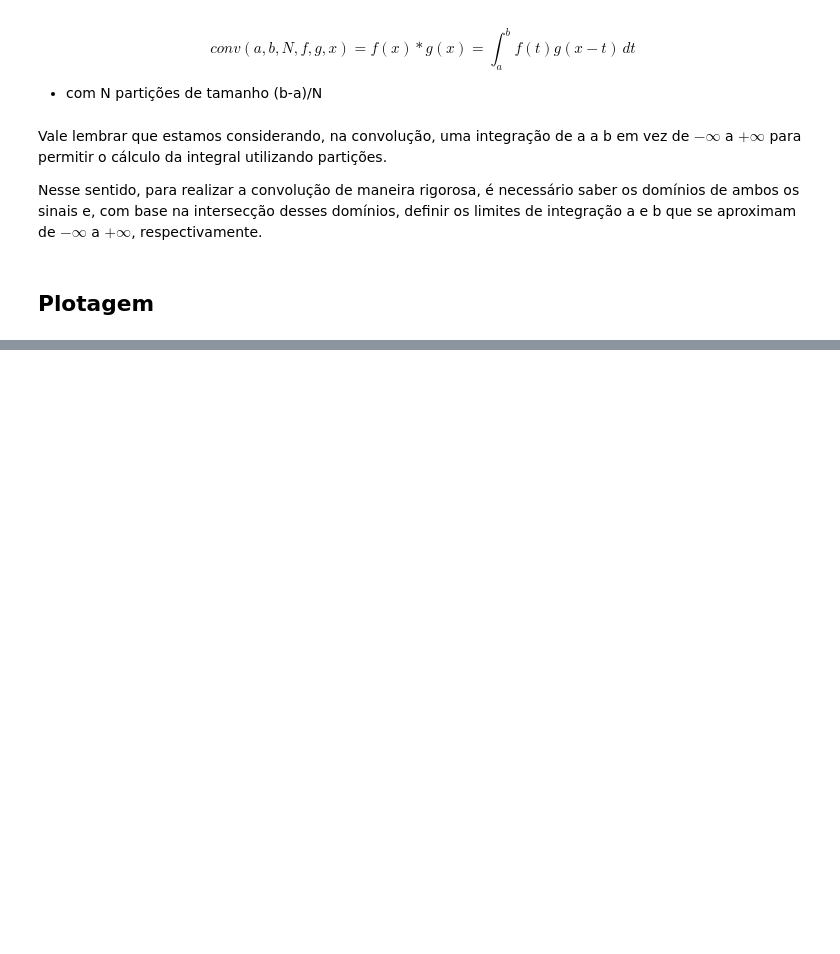
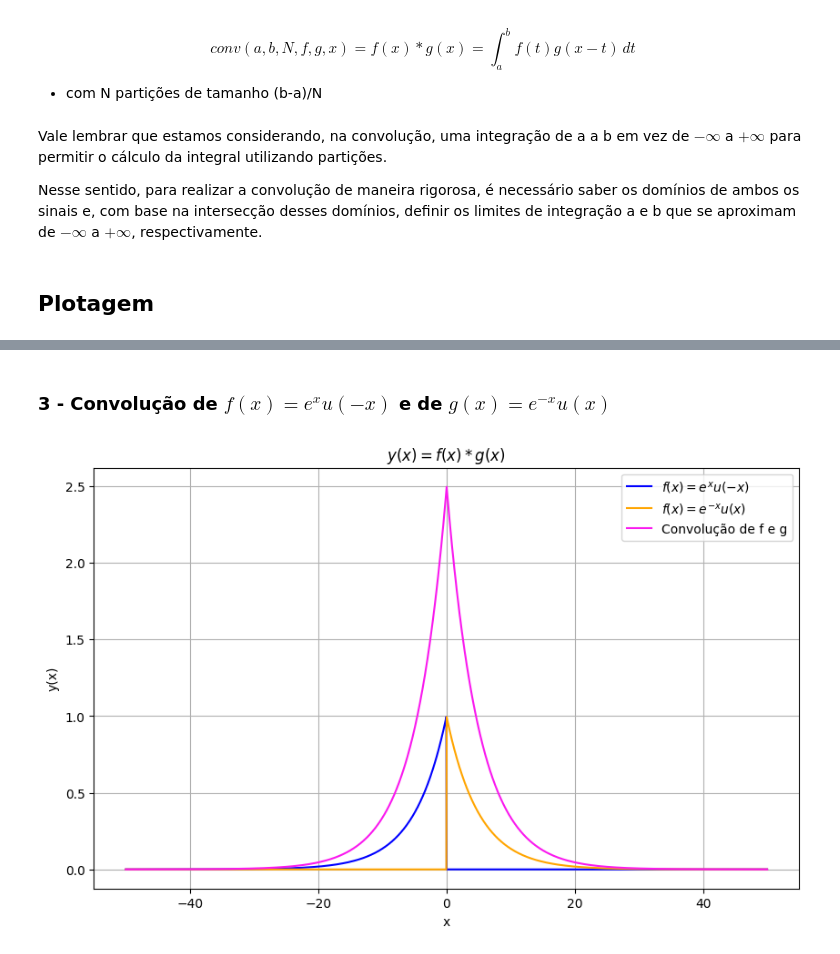
Before and after one commit to XandeGVaz/SinaisSistemas-Work, a Jupyter notebook: apresentacao.ipynb, the cells around one changed output, grey strips where cells are left out. Cells and saved outputs as stored; diff of their text form; code cells hidden in the pictures; blank space fills up the shorter version.

```diff
--- a/apresentacao.ipynb
+++ b/apresentacao.ipynb
@@ -117,0 +169,47 @@ plt.show()
+# %% [markdown]
+### **3 - Convolução de $f(x)=e^{x}u(-x)$ e de $g(x)=e^{-x}u(x)$**
+# %%
+# Definindo as funções f e g
+def f3(t):
+    if(t <= 0):
+        return math.exp(0.2*t)
+    return 0
+
+def g3(t):
+    if(t >= 0):
+        return math.exp(-0.2*t)
+    return 0
+
+# Parâmetros
+a = -50         # limite inferior
+b = 50          # limite superior
+N = 2000        # número de partições
+
+# Definindo os valores de x
+x_values = np.linspace(a, b, N)
+
+# Calculando a convolução para cada valor de x
+i = 0
+conv_values = np.zeros(N)
+for x in x_values:
+    conv_values[i] = conv(a,b,N,f3,g3,x)
+    i += 1
+
+# Plotando os resultados
+plt.figure(figsize=(10, 6))
+plt.plot(x_values, [f3(x) for x in x_values], label='$f(x)=e^{x}u(-x)$', color='blue')
+plt.plot(x_values, [g3(x) for x in x_values], label='$f(x)=e^{-x}u(x)$', color = 'orange')
+plt.plot(x_values, conv_values, label='Convolução de f e g', color='#fa19ef')
+plt.xlabel('x')
+plt.ylabel('y(x)')
+plt.title('$y(x) = f(x) * g(x)$')
+plt.legend()
+plt.grid(True)
+
+# Salvamento do gráfico
+plt.savefig('graficos_plotados/convolucao3.png')
+
+# Exibição do gráfico
+plt.show()
+# %% [output]
+[figure, added]
```
Also changed, not shown: parts of 6 cells of this notebook, 5 other files.
